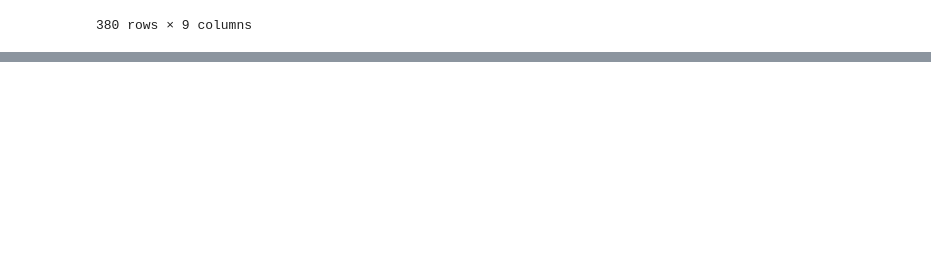
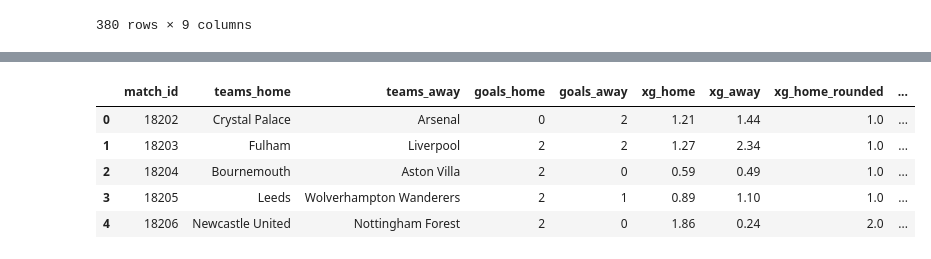
Before and after one commit to DAHammond/Bee2041-Final, a Jupyter notebook: Data Cleaning, Restructuring and Analysis.ipynb, the cells around one changed output, grey strips where cells are left out. Drawn from its saved outputs; the diff is of its cells as text; code cells hidden in the pictures; blank space fills up the shorter version.

Commit message:
Adding in the DF_result2 which is for rounded xG

```diff
--- a/Data Cleaning, Restructuring and Analysis.ipynb
+++ b/Data Cleaning, Restructuring and Analysis.ipynb
@@ -267,0 +281,3 @@ plt.legend()
+# %%
+DF_result2 = DF.copy(deep=True)
+DF_result2
@@ -267,0 +298,11 @@ plt.legend()
+# %%
+DF_result2['xg_home_rounded'] = DF_result2['xg_home'].round()
+DF_result2['xg_away_rounded'] = DF_result2['xg_away'].round()
+DF_result2.head()
+# %% [output]
+|  | match_id | teams_home | teams_away | goals_home | goals_away | xg_home | xg_away | xg_home_rounded | ... |
+| 0 | 18202 | Crystal Palace | Arsenal | 0 | 2 | 1.21 | 1.44 | 1.0 | ... |
+| 1 | 18203 | Fulham | Liverpool | 2 | 2 | 1.27 | 2.34 | 1.0 | ... |
+| 2 | 18204 | Bournemouth | Aston Villa | 2 | 0 | 0.59 | 0.49 | 1.0 | ... |
+| 3 | 18205 | Leeds | Wolverhampton Wanderers | 2 | 1 | 0.89 | 1.10 | 1.0 | ... |
+| 4 | 18206 | Newcastle United | Nottingham Forest | 2 | 0 | 1.86 | 0.24 | 2.0 | ... |
```
Also changed, not shown: parts of 22 cells of this notebook.
